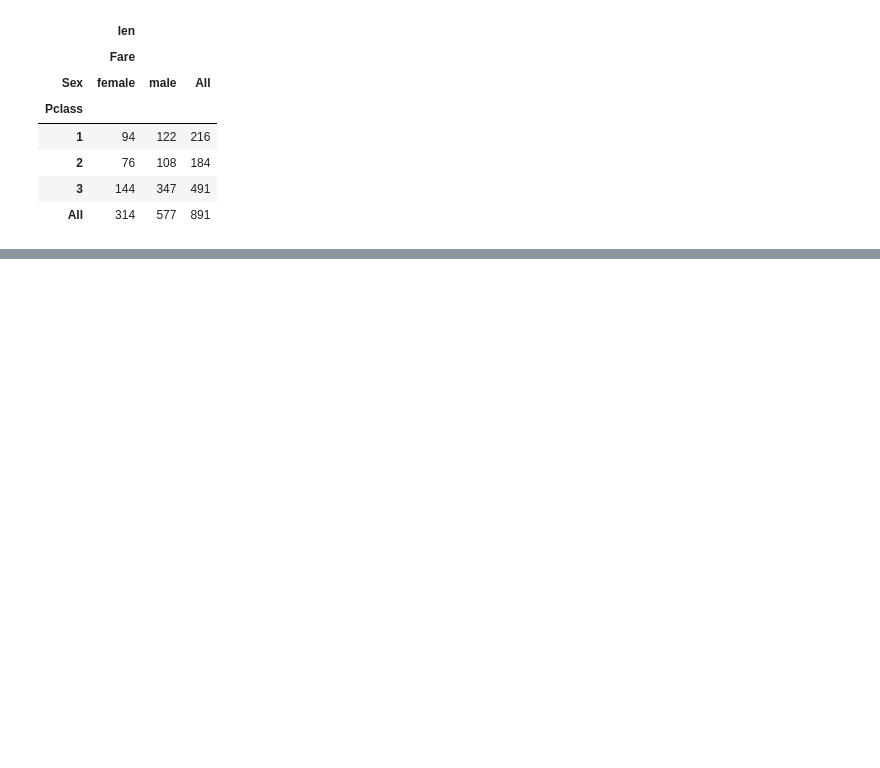
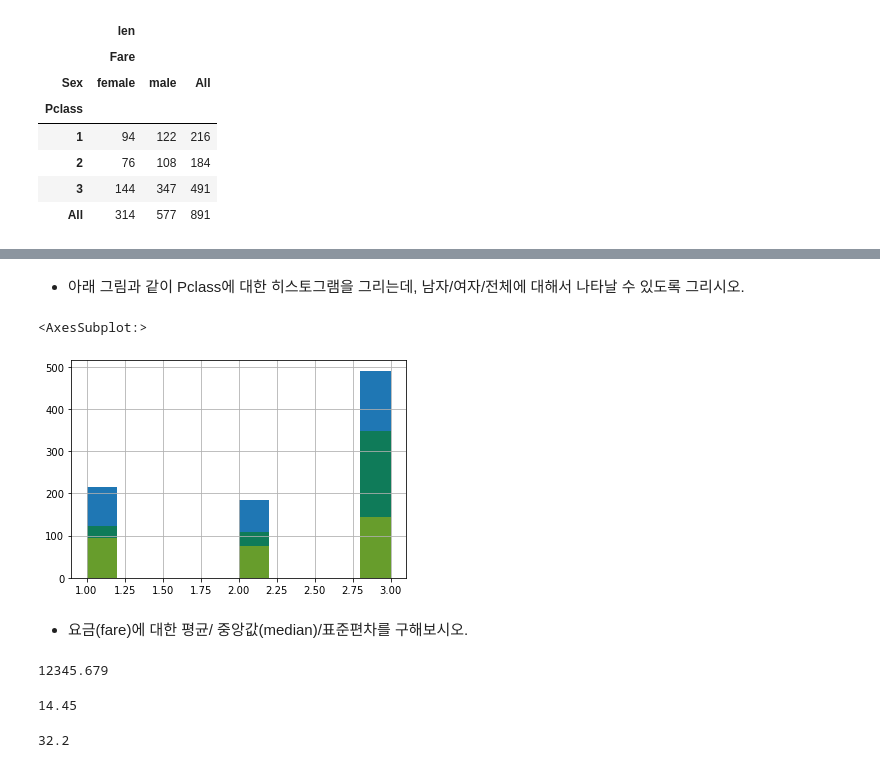
Before and after one commit to one-gidung/T_ACADEMY_ASAC, a Jupyter notebook: 6. EDA 및 전처리/titanic.ipynb, the cells around one changed output, grey strips where cells are left out. Cells and saved outputs as stored; diff of their text form; code cells hidden in the pictures; blank space fills up the shorter version.

```diff
--- a/6. EDA 및 전처리/titanic.ipynb
+++ b/6. EDA 및 전처리/titanic.ipynb
@@ -299,0 +346,28 @@ pd.pivot_table(data,
+# %% [markdown]
+- 아래 그림과 같이 Pclass에 대한 히스토그램을 그리는데, 남자/여자/전체에 대해서 나타날 수 있도록 그리시오.
+# %%
+# 전체 Pclass에 대해서 그릴려고 해서 데이터 추리고, 그래프
+data["Pclass"].hist(label="all")
+# 남성에 대해서만 추려서 그릴려면... 데이터를 추려 --> 불리언인덱싱
+data[data["Sex"] =="male"]["Pclass"].hist(color='g', label = "male", alpha=.5)
+# 여성에 대해서만 추려서 그릴려면.. 데이터 추리고.. 그래프
+data[data["Sex"] =="female"]["Pclass"].hist(color='y', label = "female", alpha=.5)
+# %% [output]
+<AxesSubplot:>
+[figure, added]
+# %% [markdown]
+- 요금(fare)에 대한 평균/ 중앙값(median)/표준편차를 구해보시오.
+# %%
+round(12345.67891234,3)
+# %% [output]
+12345.679
+# %%
+# 요금에 대한 중앙값, 평균값을 소수점 2자리까지....
+# ---> ML 빠진값을 처리할 때,,, 채울려고 할 떄 : 평균, 최빈, 중앙, etc
+round(data["Fare"].median(), 2)
+# %% [output]
+14.45
+# %%
+round(data["Fare"].mean(), 2)
+# %% [output]
+32.2
```
Also changed, not shown: parts of 41 cells of this notebook, 1 other file.
